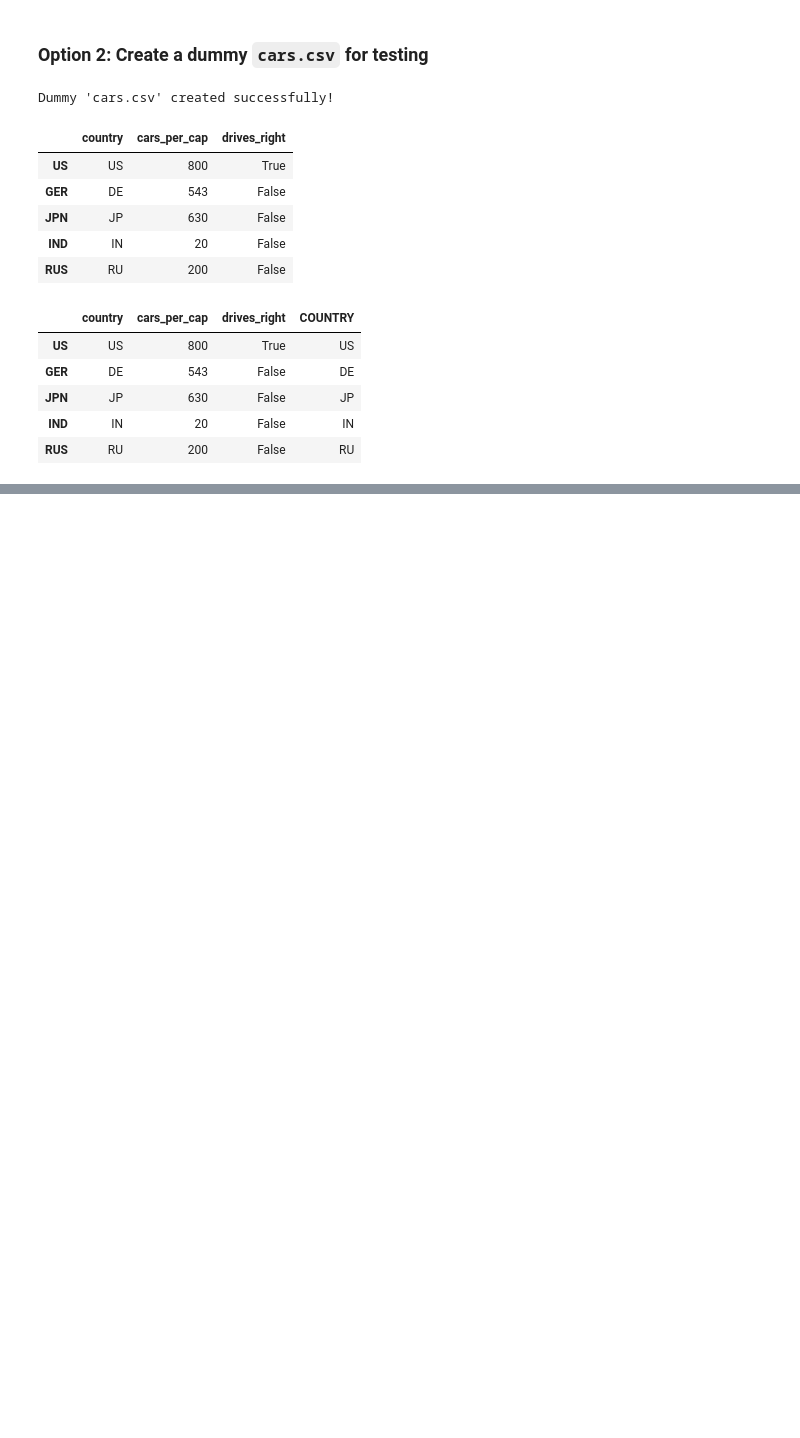
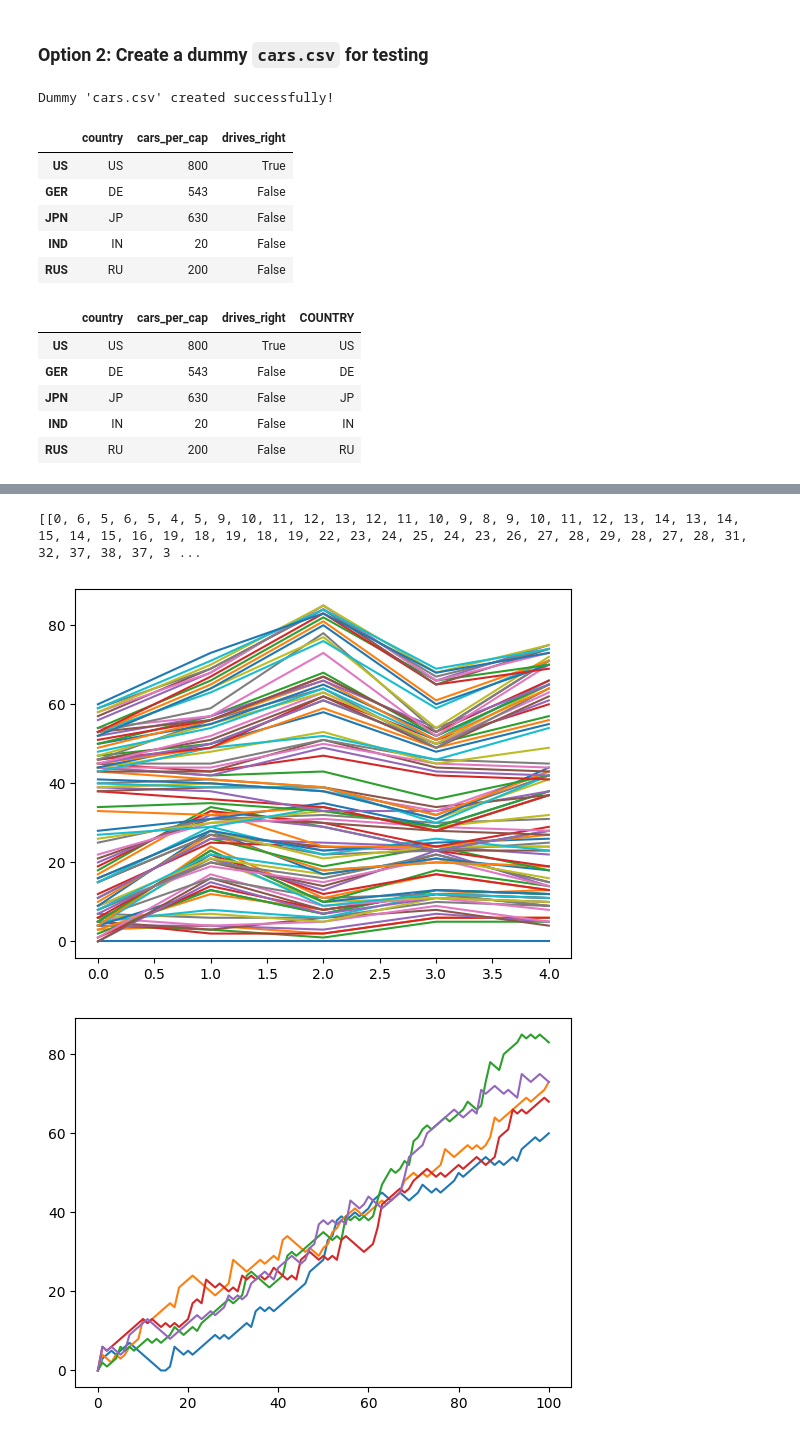
Before and after one commit to Julfikar-Asif/Learning_DA_Datacamp, a Jupyter notebook: DataCamp.ipynb, the cells around one changed output, grey strips where cells are left out. Drawn from its saved outputs; the diff is of its cells as text; code cells hidden in the pictures; blank space fills up the shorter version.

```diff
--- a/DataCamp.ipynb
+++ b/DataCamp.ipynb
@@ -369,0 +475,70 @@ After either uploading your file or creating the dummy one, you can run your ori
+# %%
+# NumPy is imported; seed is set
+import numpy as np
+np.random.seed(123)
+# Initialize all_walks (don't change this line)
+all_walks = []
+
+# Simulate random walk five times
+for i in range(5) :
+
+    # Code from before
+    random_walk = [0]
+    for x in range(100) :
+        step = random_walk[-1]
+        dice = np.random.randint(1,7)
+
+        if dice <= 2:
+            step = max(0, step - 1)
+        elif dice <= 5:
+            step = step + 1
+        else:
+            step = step + np.random.randint(1,7)
+        random_walk.append(step)
+
+    # Append random_walk to all_walks
+all_walks.append(random_walk)
+
+# Print all_walks
+print(all_walks)
+# %% [output]
+[[0, 6, 5, 6, 5, 4, 5, 9, 10, 11, 12, 13, 12, 11, 10, 9, 8, 9, 10, 11, 12, 13, 14, 13, 14, 15, 14, 15, 16, 19, 18, 19, 18, 19, 22, 23, 24, 25, 24, 23, 26, 27, 28, 29, 28, 27, 28, 31, 32, 37, 38, 37, 3 ...
+# %%
+# numpy and matplotlib imported, seed set.
+import matplotlib.pyplot as plt
+np.random.seed(123)
+# initialize and populate all_walks
+all_walks = []
+for i in range(5) :
+    random_walk = [0]
+    for x in range(100) :
+        step = random_walk[-1]
+        dice = np.random.randint(1,7)
+        if dice <= 2:
+            step = max(0, step - 1)
+        elif dice <= 5:
+            step = step + 1
+        else:
+            step = step + np.random.randint(1,7)
+        random_walk.append(step)
+    all_walks.append(random_walk)
+
+# Convert all_walks to NumPy array: np_aw
+np_aw = np.array(all_walks)
+
+# Plot np_aw and show
+plt.plot(np_aw)
+plt.show()
+
+# Clear the figure
+plt.clf()
+
+# Transpose np_aw: np_aw_t
+np_aw_t = np.transpose(np_aw)
+
+# Plot np_aw_t and show
+plt.plot(np_aw_t)
+plt.show()
+# %% [output]
+[figure, added]
+[figure, added]
```
Also changed, not shown: parts of 23 cells of this notebook.
